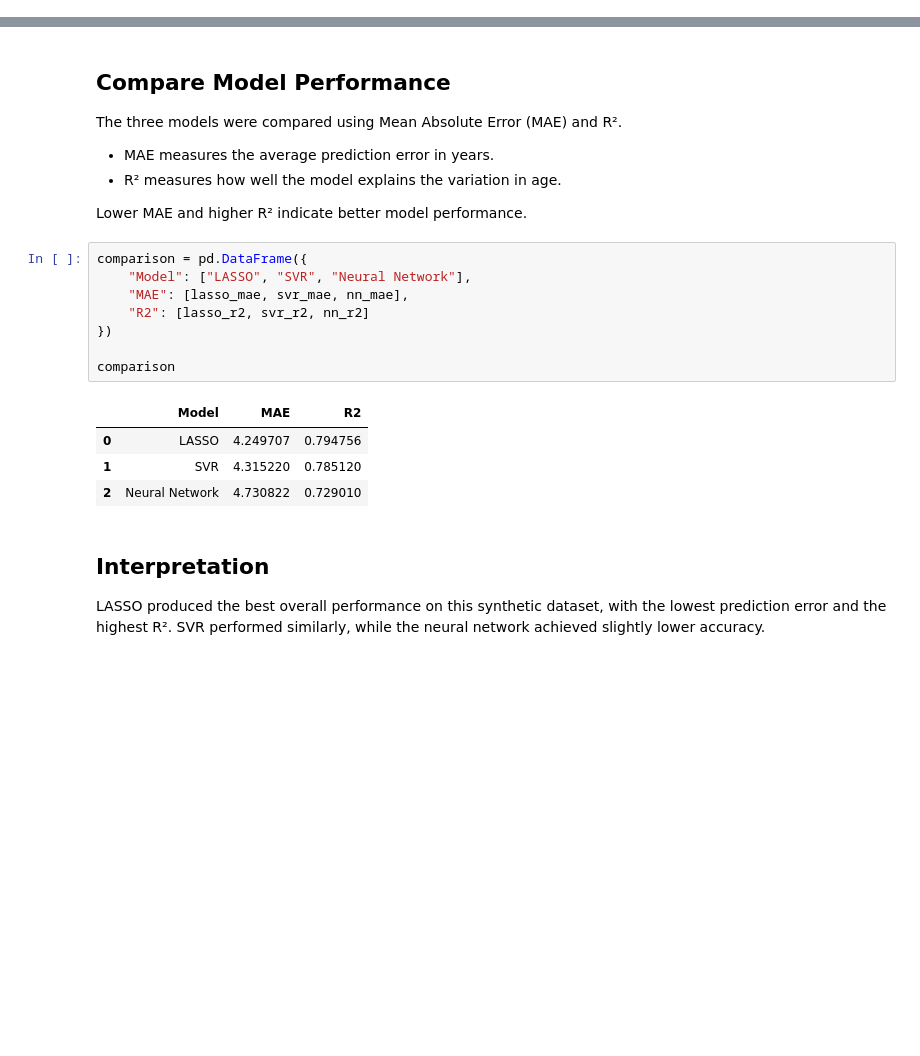
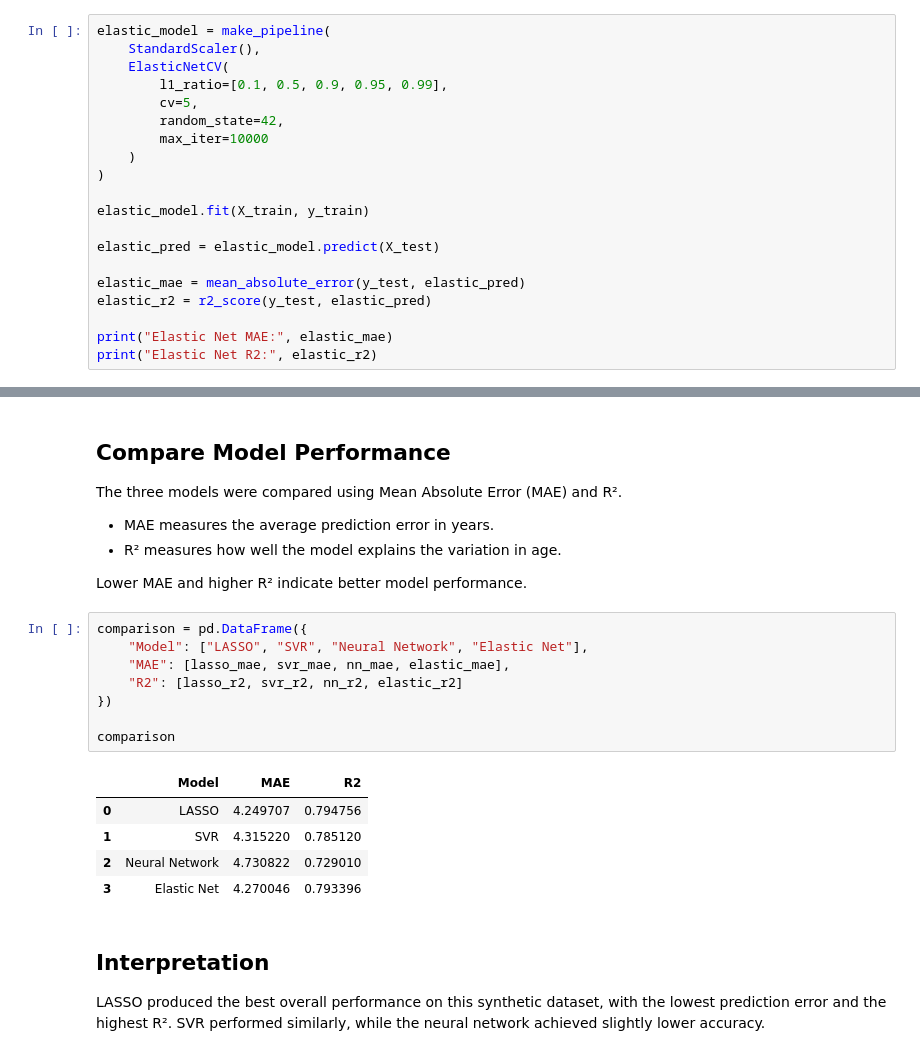
Before and after one commit to jjnezz67/synthetic-proteomic-aging-clock, a Jupyter notebook: notebooks/01_synthetic_aging_clock.ipynb, the cells around one changed output, grey strips where cells are left out. Saved outputs shown, nothing was run; the diff lists cells and outputs as text; blank space fills up the shorter version.

Commit message:
elastic added

```diff
--- a/notebooks/01_synthetic_aging_clock.ipynb
+++ b/notebooks/01_synthetic_aging_clock.ipynb
@@ -185,3 +185,23 @@ print("Neural Network R2:", nn_r2)
 # %% [output]
 Neural Network MAE: 4.730821924405411
 Neural Network R2: 0.7290098458948678
+# %%
+elastic_model = make_pipeline(
+    StandardScaler(),
+    ElasticNetCV(
+        l1_ratio=[0.1, 0.5, 0.9, 0.95, 0.99],
+        cv=5,
+        random_state=42,
+        max_iter=10000
+    )
+)
+
+elastic_model.fit(X_train, y_train)
+
+elastic_pred = elastic_model.predict(X_test)
+
+elastic_mae = mean_absolute_error(y_test, elastic_pred)
+elastic_r2 = r2_score(y_test, elastic_pred)
+
+print("Elastic Net MAE:", elastic_mae)
+print("Elastic Net R2:", elastic_r2)
@@ -196,17 +219,18 @@ The three models were compared using Mean Absolute Error (MAE) and R².
 Lower MAE and higher R² indicate better model performance.
 # %%
 comparison = pd.DataFrame({
-    "Model": ["LASSO", "SVR", "Neural Network"],
-    "MAE": [lasso_mae, svr_mae, nn_mae],
-    "R2": [lasso_r2, svr_r2, nn_r2]
+    "Model": ["LASSO", "SVR", "Neural Network", "Elastic Net"],
+    "MAE": [lasso_mae, svr_mae, nn_mae, elastic_mae],
+    "R2": [lasso_r2, svr_r2, nn_r2, elastic_r2]
 })
 
 comparison
 # %% [output]
 |  | Model | MAE | R2 |
 | 0 | LASSO | 4.249707 | 0.794756 |
 | 1 | SVR | 4.315220 | 0.785120 |
 | 2 | Neural Network | 4.730822 | 0.729010 |
+| 3 | Elastic Net | 4.270046 | 0.793396 |
 # %% [markdown]
 ## Interpretation
 
```
Also changed, not shown: parts of 2 cells of this notebook.
